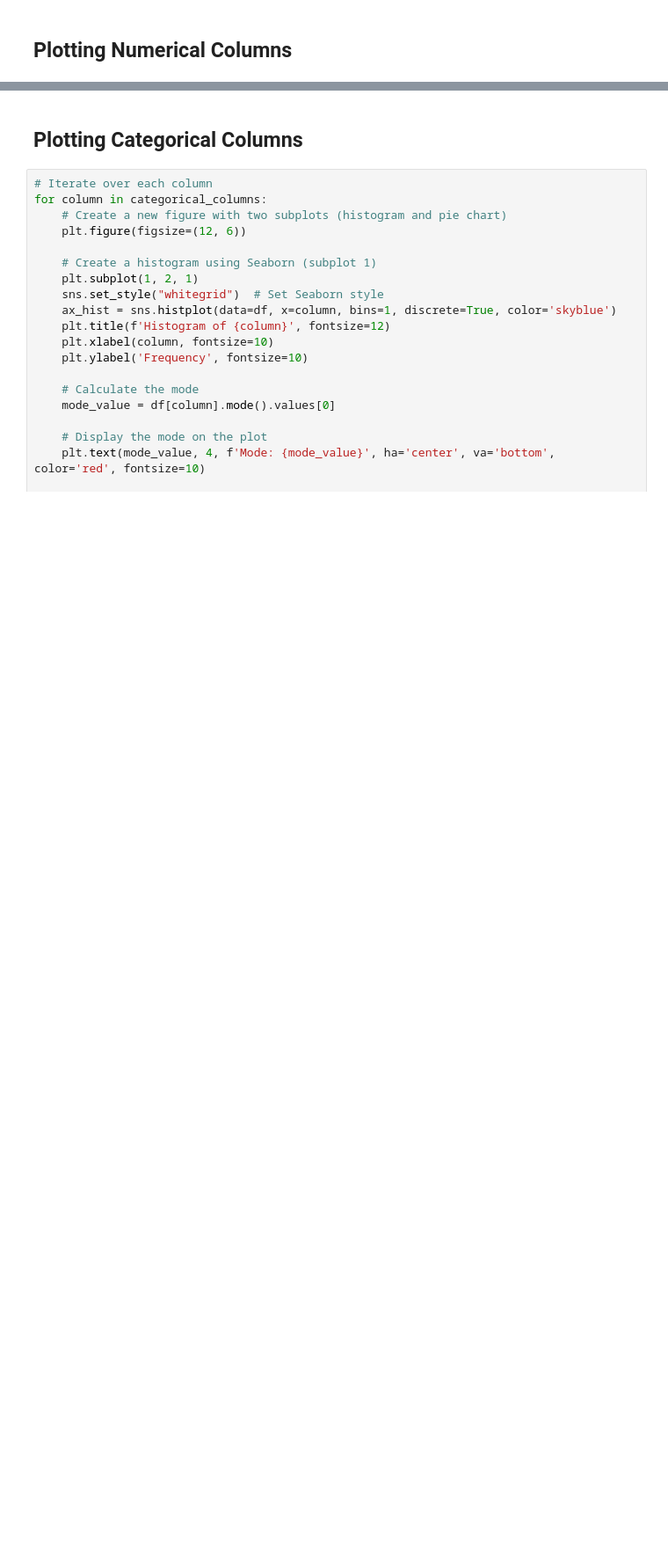
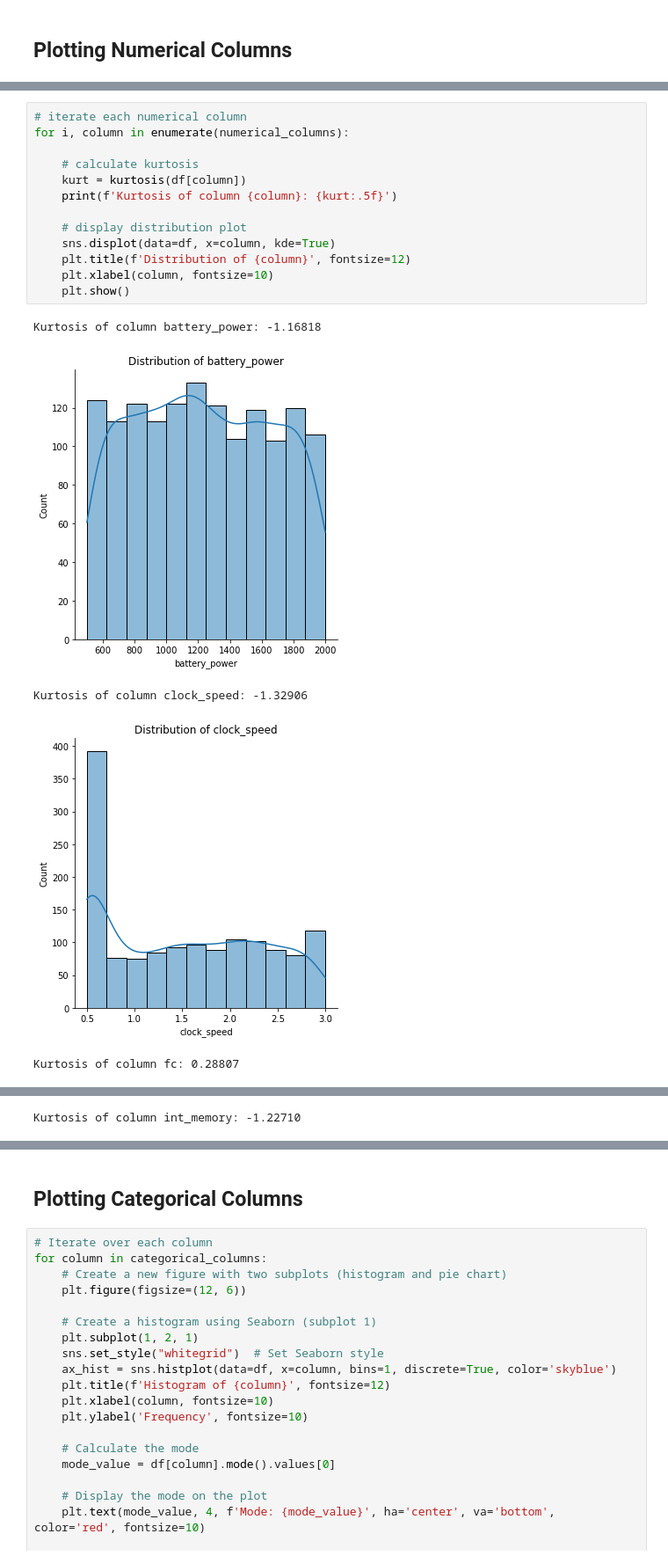
Before and after one commit to MarcelRyan/Tucil2_AI, a Jupyter notebook: Data_Analysis.ipynb, the cells around one changed output, grey strips where cells are left out. Shown at 88% size. Cells and saved outputs as stored; diff of their text form; blank space fills up the shorter version.

```diff
--- a/Data_Analysis.ipynb
+++ b/Data_Analysis.ipynb
@@ -174,0 +134,19 @@ Kurtosis of column talk_time: -1.19205
+# %%
+# iterate each numerical column
+for i, column in enumerate(numerical_columns):
+
+    # calculate kurtosis
+    kurt = kurtosis(df[column])
+    print(f'Kurtosis of column {column}: {kurt:.5f}')
+
+    # display distribution plot
+    sns.displot(data=df, x=column, kde=True)
+    plt.title(f'Distribution of {column}', fontsize=12)
+    plt.xlabel(column, fontsize=10)
+    plt.show()
+# %% [output]
+Kurtosis of column battery_power: -1.16818
+[figure, added]
+Kurtosis of column clock_speed: -1.32906
+[figure, added]
+Kurtosis of column fc: 0.28807
@@ -174,0 +154 @@ Kurtosis of column talk_time: -1.19205
+Kurtosis of column int_memory: -1.22710
```
Also changed, not shown: parts of 7 cells of this notebook.
